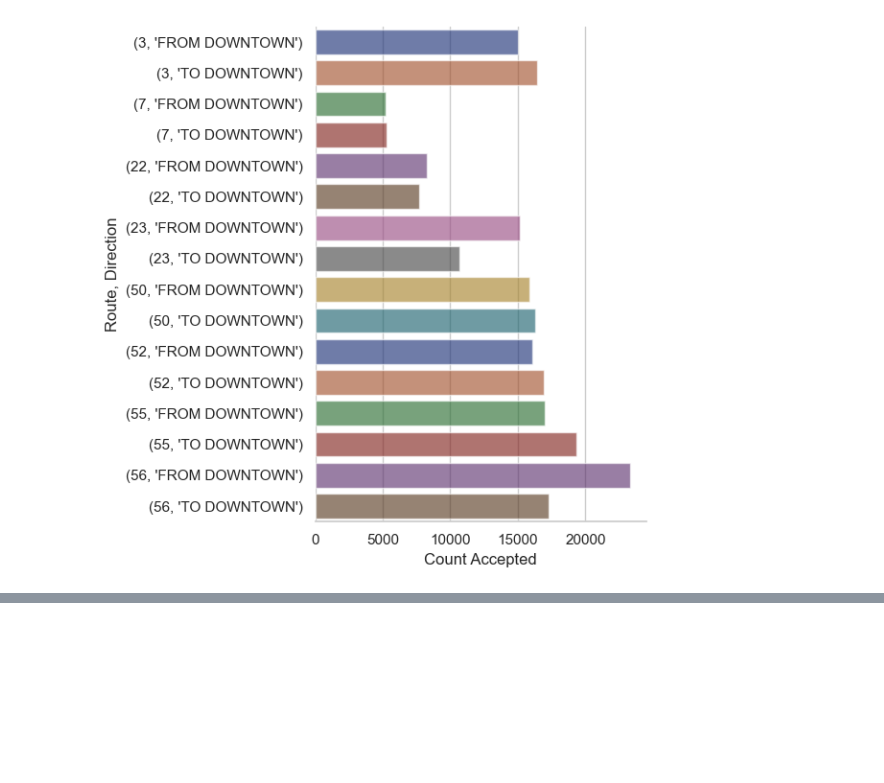
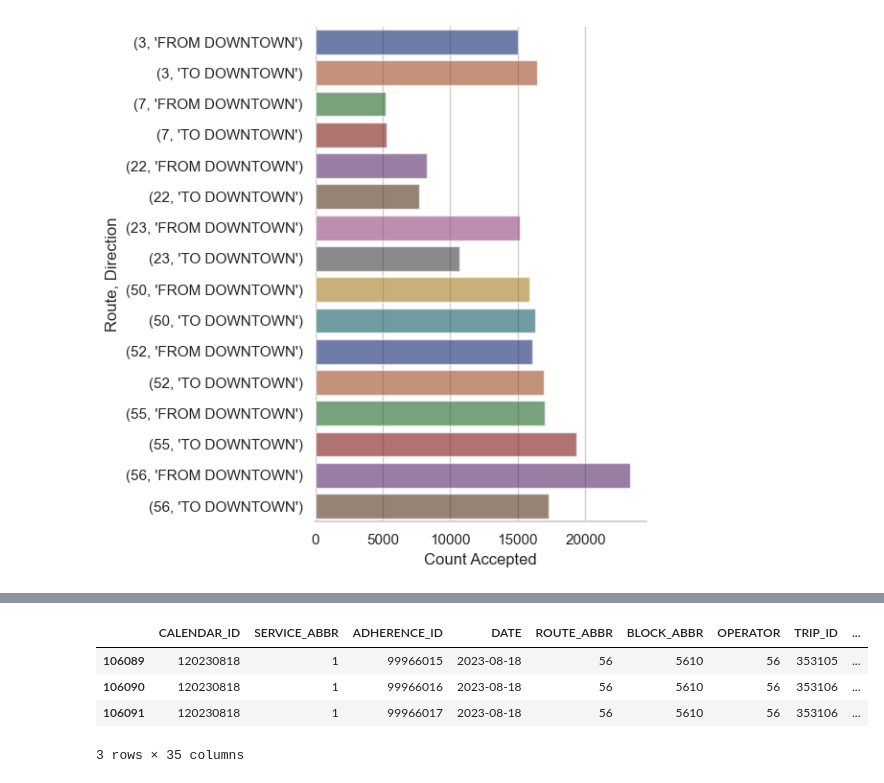
Before and after one commit to NSS-Data-Analytics-Cohort-11/wego-raiders, a Jupyter notebook: notebooks/Wego Project.ipynb, the cells around one changed output, grey strips where cells are left out. Drawn from its saved outputs; the diff is of its cells as text; code cells hidden in the pictures; blank space fills up the shorter version.

```diff
--- a/notebooks/Wego Project.ipynb
+++ b/notebooks/Wego Project.ipynb
@@ -1204,0 +1340,8 @@ AttributeError: 'NoneType' object has no attribute 'set_title'
+# %%
+wego[wego['OPERATOR']==56]
+# %% [output]
+|  | CALENDAR_ID | SERVICE_ABBR | ADHERENCE_ID | DATE | ROUTE_ABBR | BLOCK_ABBR | OPERATOR | TRIP_ID | ... |
+| 106089 | 120230818 | 1 | 99966015 | 2023-08-18 | 56 | 5610 | 56 | 353105 | ... |
+| 106090 | 120230818 | 1 | 99966016 | 2023-08-18 | 56 | 5610 | 56 | 353106 | ... |
+| 106091 | 120230818 | 1 | 99966017 | 2023-08-18 | 56 | 5610 | 56 | 353106 | ... |
+3 rows × 35 columns
```
Also changed, not shown: parts of 26 cells of this notebook.
